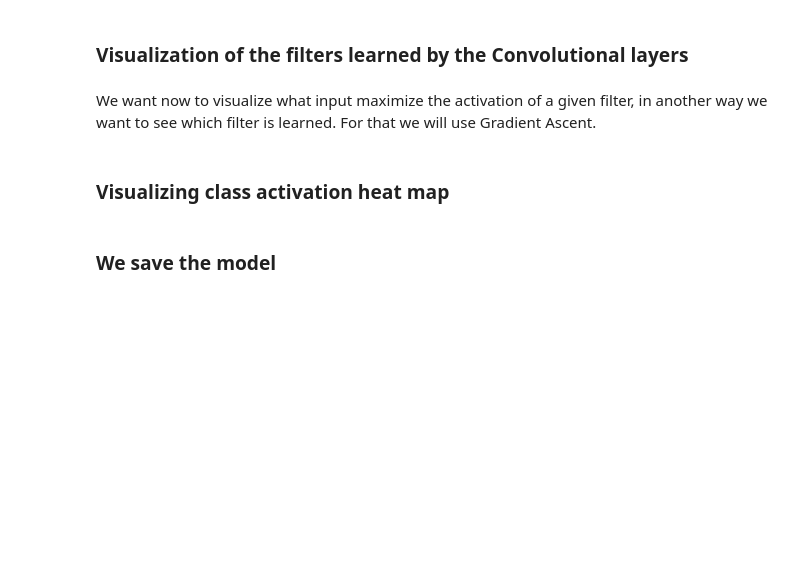
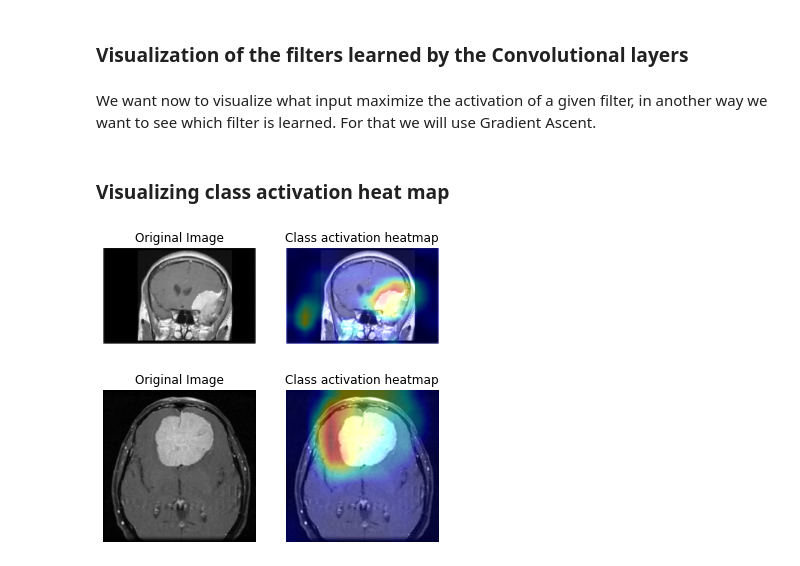
Before and after one commit to mhd-baz/Tumors-Brain-Classification, a Jupyter notebook: src/brain_tumors_project.ipynb, the cells around one changed output. Drawn from its saved outputs; the diff is of its cells as text; code cells hidden in the pictures; blank space fills up the shorter version.

```diff
--- a/src/brain_tumors_project.ipynb
+++ b/src/brain_tumors_project.ipynb
@@ -642,0 +663,6 @@ We want to vizualize what are the output of each convolution layer for a given i
+# %%
+# We load the model if necessary
+
+model = load_model("model_CNN_with_data_augmentation.h5")
+
+IMG_SIZE = model.layers[0].input_shape[1]
@@ -645,7 +673,7 @@ We want to vizualize what are the output of each convolution layer for a given i
 # A- Visualize the output of each activation layer of the model for a given image
 
 # We define some global variables
-IMG_PATH = "H:/Desktop/Machine Learning/CS584-TumorsBrain/data/Testing/glioma_tumor/image(1).jpg" # The path of the image
+IMG_PATH = "H:/Desktop/Machine Learning/CS584-TumorsBrain/data/Testing/pituitary_tumor/image(5).jpg" # The path of the image
 
 # We define a pre-processing function
 def preprocess_image(img_path = IMG_PATH):
@@ -699,6 +727,10 @@ def visualize_activation_layers(img_path = IMG_PATH):
         plt.grid(False)
         plt.imshow(display_grid, aspect = "auto", cmap = "viridis")
 
+#We plot the initial image
+img = preprocess_image()
+plt.imshow(img[0, :, :, 0], cmap = "gray")
+plt.show()
 
 # We visualize the output of each activation layer of the model for a given image
 visualize_activation_layers()
@@ -782,6 +815,9 @@ visualize_filters()
 # %%
 ############################################################################################################
 # C- Visualization of the class activation heatmap of the model for a given image
+
+# We disable eager execution
+tf.compat.v1.disable_eager_execution()
 
 IMG_PATH = "H:/Desktop/Machine Learning/CS584-TumorsBrain/data/Testing/meningioma_tumor/image(" # The path of the image
 
@@ -835,38 +871,36 @@ def visualize_class_activation_heatmap(img_path = IMG_PATH):
     ax[0].axis("off")
 
     #plt.figure(figsize = (10, 10))
     #plt.subplot(1, 2, 1)
     #plt.title("Original image")
     #plt.grid(False)
     #plt.imshow(img)
 
     # We display the class activation heatmap
     #plt.figure(figsize = (10, 10))
     #plt.title("Class activation heatmap")
     #plt.grid(False)
     #plt.imshow(heatmap, cmap = "viridis")
     #plt.show()
 
     # We superimpose the class activation heatmap on the original image
     heatmap = cv2.resize(heatmap, (img.shape[1], img.shape[0]))
     heatmap = np.uint8(255 * heatmap)
     heatmap = cv2.applyColorMap(heatmap, cv2.COLORMAP_JET)
     superimposed_img = heatmap * 0.4 + img
     superimposed_img = np.clip(superimposed_img, 0, 255).astype(np.uint8)
     superimposed_img = cv2.cvtColor(superimposed_img, cv2.COLOR_BGR2RGB)
     # We display the superimposed image
     ax[1].imshow(superimposed_img)
-    ax[1].set_title("Class activation heatmap superimposed on the original image")
+    ax[1].set_title("Class activation heatmap")
     ax[1].axis("off")
     plt.show()
     return
 
 
 # We visualize the class activation heatmap of the model for a given image
-for i in range(1, 100): # TODO: change the range
-    try:
-        visualize_class_activation_heatmap(IMG_PATH + str(i) + ").jpg")
-    except:
-        pass
+for i in range(1, 3):
+    visualize_class_activation_heatmap(IMG_PATH + str(i) + ").jpg")
+# %% [output]
+[figure, added]
+[figure, added]
-# %% [markdown]
-### **We save the model**
```
Also changed, not shown: parts of 15 cells of this notebook.
